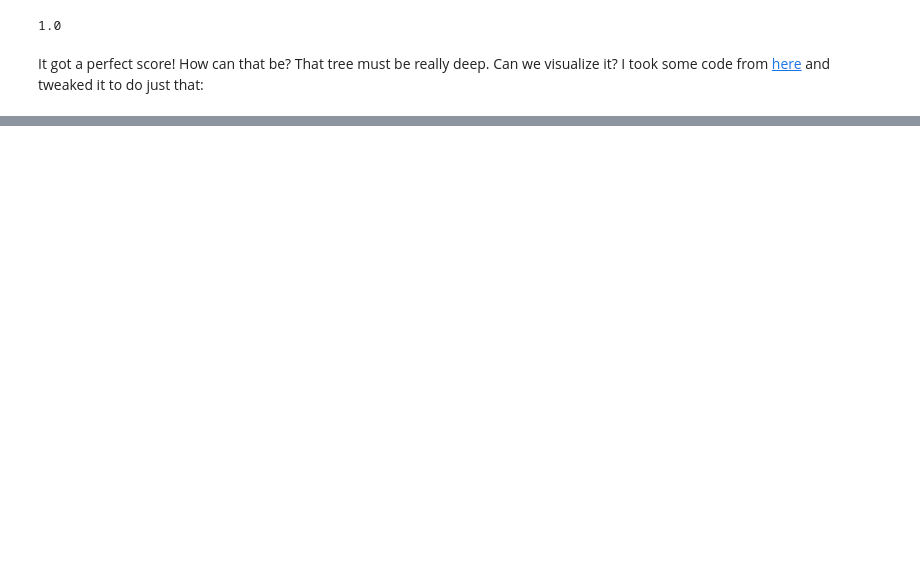
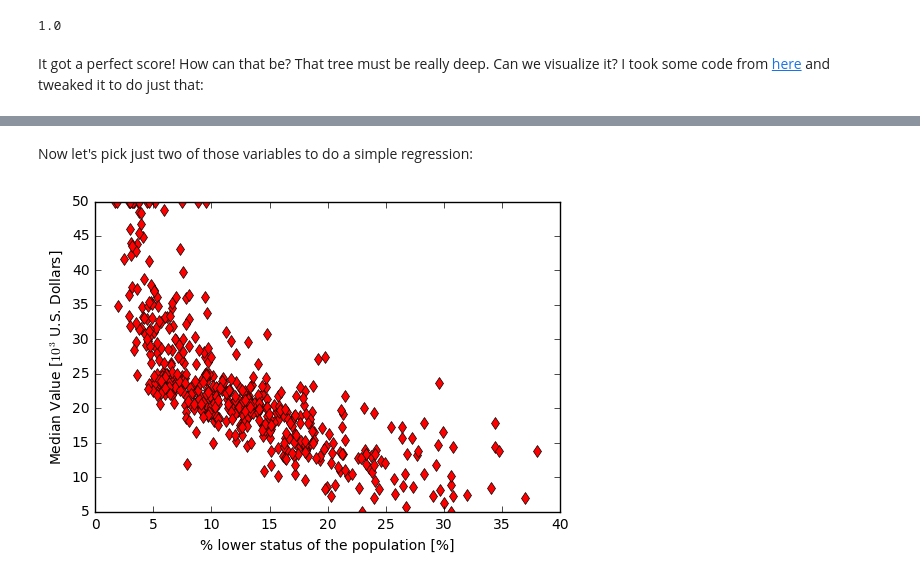
Before and after one commit to marioberges/F16-12-752, a Jupyter notebook: lectures/Lecture6.ipynb, the cells around one changed output, grey strips where cells are left out. Cells and saved outputs as stored; diff of their text form; code cells hidden in the pictures; blank space fills up the shorter version.

```diff
--- a/lectures/Lecture6.ipynb
+++ b/lectures/Lecture6.ipynb
@@ -141,0 +144,11 @@ plt.show()
+# %%
+from sklearn.datasets import load_boston
+
+print(load_boston().DESCR)
+
+df = pd.DataFrame(
+        data=np.column_stack((load_boston().data,load_boston().target)),
+        columns=np.append(load_boston().feature_names,['Median_Value'])
+    )
+
+df.describe()
@@ -141,0 +182,12 @@ plt.show()
+# %% [markdown]
+Now let's pick just two of those variables to do a simple regression:
+# %%
+def plot_regdata():
+    plt.plot(df['LSTAT'],df['Median_Value'],'rd')
+    plt.xlabel('% lower status of the population [%]')
+    plt.ylabel('Median Value [$10^3$ U.S. Dollars]')
+
+plot_regdata()
+plt.show()
+# %% [output]
+[figure, added]
```
Also changed, not shown: parts of 11 cells of this notebook.
